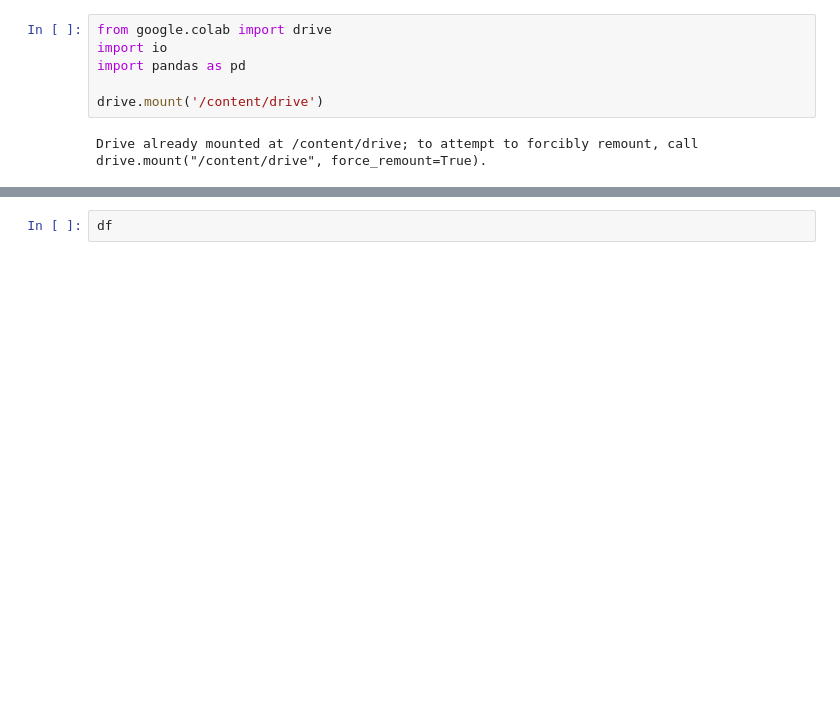
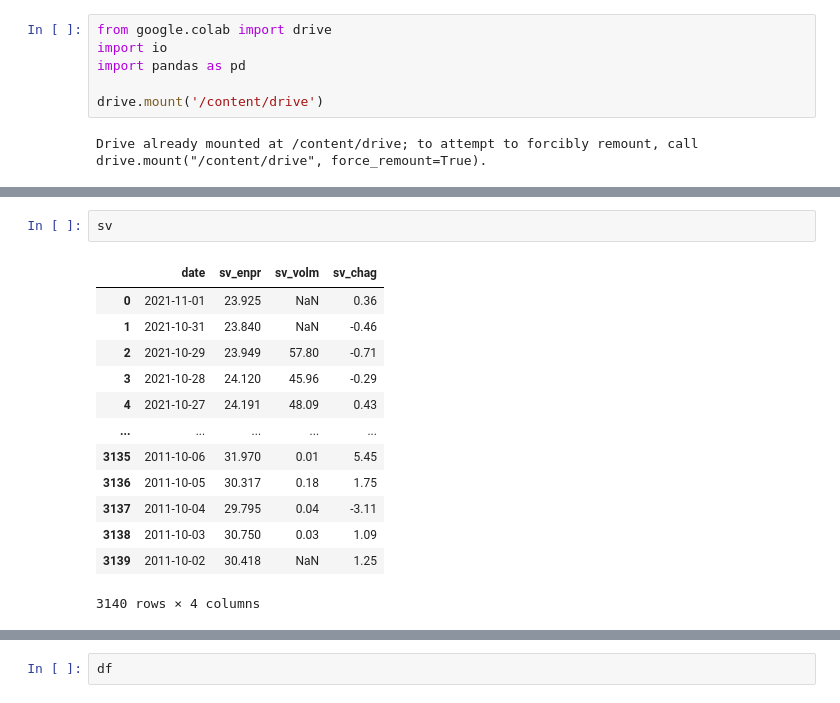
Before and after one commit to sumu97/Data-Science-Cheat-Code, a Jupyter notebook: Kospi_Market_Analysis_sumu97.ipynb, the cells around one changed output, grey strips where cells are left out. Saved outputs shown, nothing was run; the diff lists cells and outputs as text; blank space fills up the shorter version.

```diff
--- a/Kospi_Market_Analysis_sumu97.ipynb
+++ b/Kospi_Market_Analysis_sumu97.ipynb
@@ -122,0 +115,16 @@ AttributeError: ignored
+# %%
+sv
+# %% [output]
+|  | date | sv_enpr | sv_volm | sv_chag |
+| 0 | 2021-11-01 | 23.925 | NaN | 0.36 |
+| 1 | 2021-10-31 | 23.840 | NaN | -0.46 |
+| 2 | 2021-10-29 | 23.949 | 57.80 | -0.71 |
+| 3 | 2021-10-28 | 24.120 | 45.96 | -0.29 |
+| 4 | 2021-10-27 | 24.191 | 48.09 | 0.43 |
+| ... | ... | ... | ... | ... |
+| 3135 | 2011-10-06 | 31.970 | 0.01 | 5.45 |
+| 3136 | 2011-10-05 | 30.317 | 0.18 | 1.75 |
+| 3137 | 2011-10-04 | 29.795 | 0.04 | -3.11 |
+| 3138 | 2011-10-03 | 30.750 | 0.03 | 1.09 |
+| 3139 | 2011-10-02 | 30.418 | NaN | 1.25 |
+3140 rows × 4 columns
```
Also changed, not shown: parts of 7 cells of this notebook.
